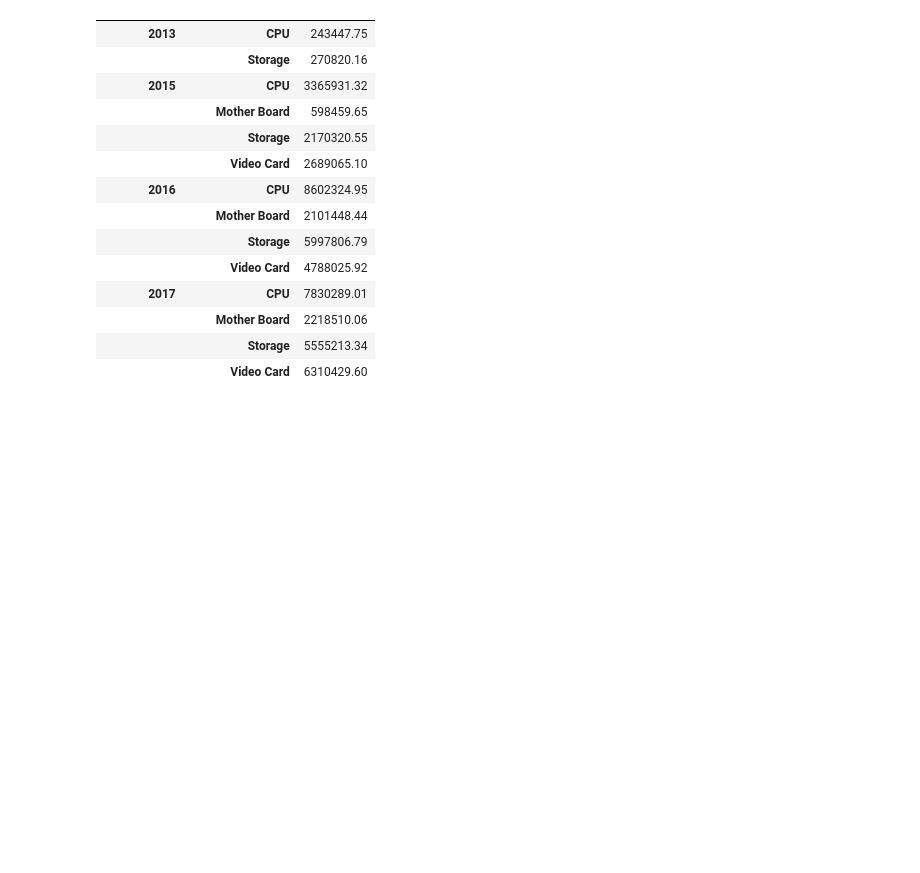
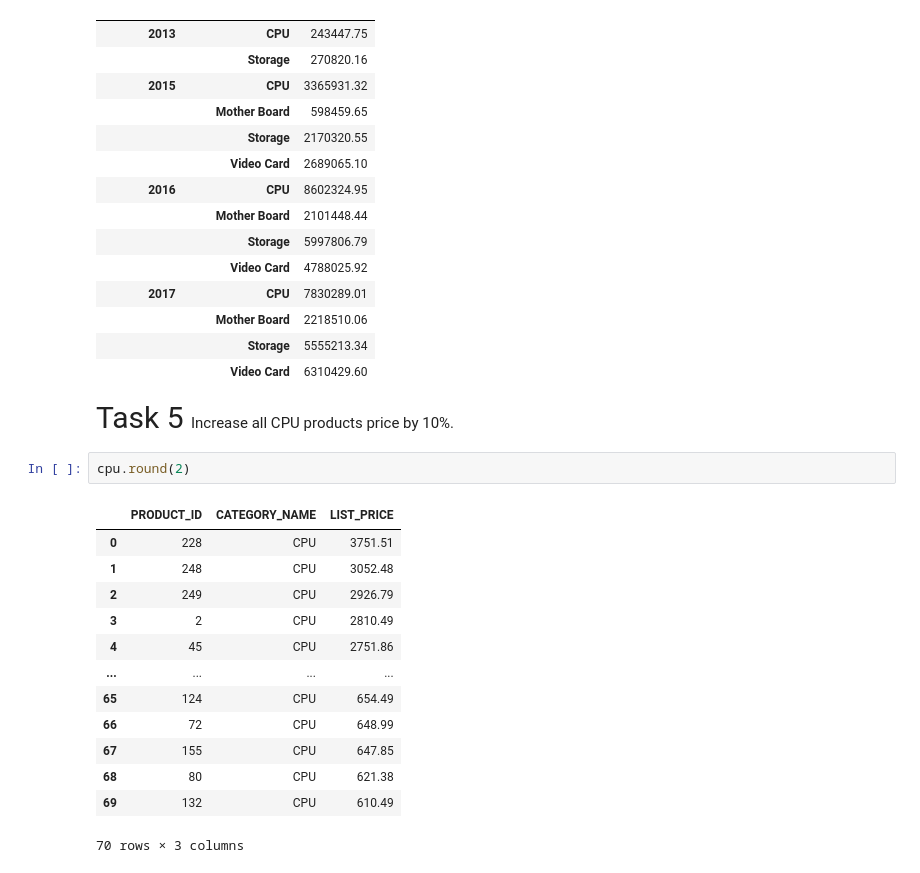
Before and after one commit to felipesveiga/Oracle-1, a Jupyter notebook: python_cx_oracle.ipynb, the cells around one changed output. Cells and saved outputs as stored; diff of their text form; blank space fills up the shorter version.

Commit message:
task5 completed

```diff
--- a/python_cx_oracle.ipynb
+++ b/python_cx_oracle.ipynb
@@ -171,3 +171,21 @@ display(revenue)
 |  | Mother Board | 2218510.06 |
 |  | Storage | 5555213.34 |
 |  | Video Card | 6310429.60 |
+# %% [markdown]
+<p style = 'font-size:30px'> Task 5 <span style = 'font-size:15px'> Increase all CPU products price by 10%.</span> </p>
+# %%
+cpu.round(2)
+# %% [output]
+|  | PRODUCT_ID | CATEGORY_NAME | LIST_PRICE |
+| 0 | 228 | CPU | 3751.51 |
+| 1 | 248 | CPU | 3052.48 |
+| 2 | 249 | CPU | 2926.79 |
+| 3 | 2 | CPU | 2810.49 |
+| 4 | 45 | CPU | 2751.86 |
+| ... | ... | ... | ... |
+| 65 | 124 | CPU | 654.49 |
+| 66 | 72 | CPU | 648.99 |
+| 67 | 155 | CPU | 647.85 |
+| 68 | 80 | CPU | 621.38 |
+| 69 | 132 | CPU | 610.49 |
+70 rows × 3 columns
```
Also changed, not shown: parts of 3 cells of this notebook.
